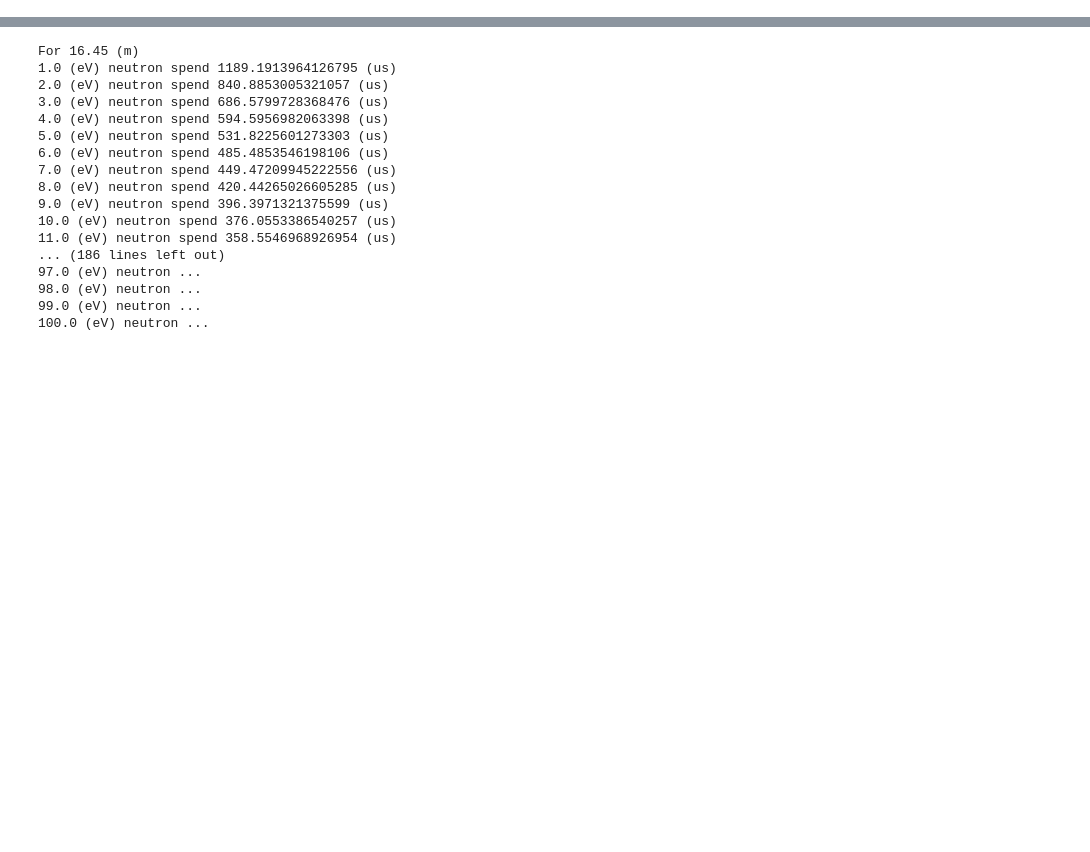
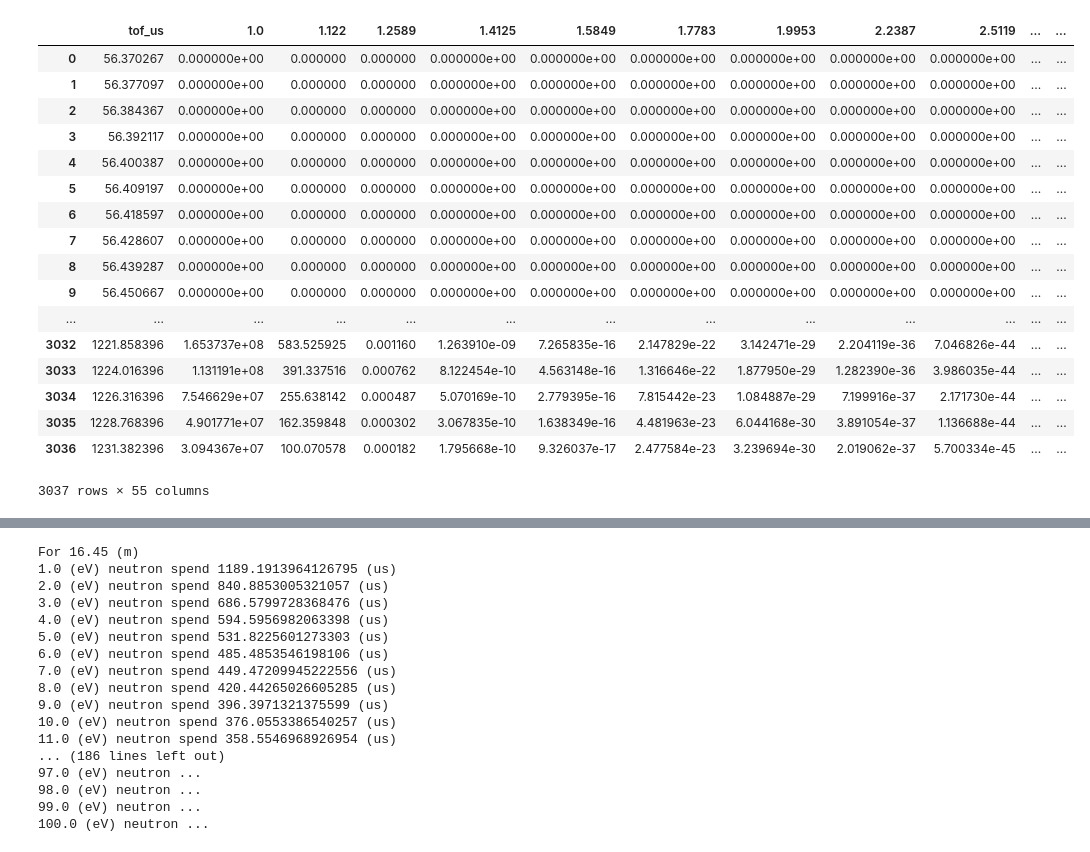
Before and after one commit to ornlneutronimaging/ResoFit, a Jupyter notebook: ResoFit/fit_neutron_pulse_shape.ipynb, the cells around one changed output, grey strips where cells are left out. Drawn from its saved outputs; the diff is of its cells as text; code cells hidden in the pictures; blank space fills up the shorter version.

```diff
--- a/ResoFit/fit_neutron_pulse_shape.ipynb
+++ b/ResoFit/fit_neutron_pulse_shape.ipynb
@@ -10,10 +10,10 @@ import pprint
 # %%
 %matplotlib notebook
 # %%
-path1 = '/Users/Shawn/Dropbox (ORNL)/Postdoc_Research/neutron_beam_shape/SNS/neutron_pulse/source_section_1.dat'
-path2 = '/Users/Shawn/Dropbox (ORNL)/Postdoc_Research/neutron_beam_shape/SNS/neutron_pulse/source_section_2.dat'
-# path1 = '/Users/y9z/Dropbox (ORNL)/Postdoc_Research/neutron_beam_shape/SNS/neutron_pulse/source_section_1.dat'
-# path2 = '/Users/y9z/Dropbox (ORNL)/Postdoc_Research/neutron_beam_shape/SNS/neutron_pulse/source_section_2.dat'
+# path1 = '/Users/Shawn/Dropbox (ORNL)/Postdoc_Research/neutron_beam_shape/SNS/neutron_pulse/source_section_1.dat'
+# path2 = '/Users/Shawn/Dropbox (ORNL)/Postdoc_Research/neutron_beam_shape/SNS/neutron_pulse/source_section_2.dat'
+path1 = '/Users/y9z/Dropbox (ORNL)/Postdoc_Research/neutron_beam_shape/SNS/neutron_pulse/source_section_1.dat'
+path2 = '/Users/y9z/Dropbox (ORNL)/Postdoc_Research/neutron_beam_shape/SNS/neutron_pulse/source_section_2.dat'
 source_to_detector_m = 16.45 # m
 neutron_pulse = NeutronPulse(path1, model_index=1)
 neutron_pulse.load_shape_each(path2)
@@ -81,0 +93,21 @@ For 16.45 (m)
+# %%
+neutron_pulse.shape_tof_df_interp
+# %% [output]
+|  | tof_us | 1.0 | 1.122 | 1.2589 | 1.4125 | 1.5849 | 1.7783 | 1.9953 | 2.2387 | 2.5119 | ... | ... |
+| 0 | 56.370267 | 0.000000e+00 | 0.000000 | 0.000000 | 0.000000e+00 | 0.000000e+00 | 0.000000e+00 | 0.000000e+00 | 0.000000e+00 | 0.000000e+00 | ... | ... |
+| 1 | 56.377097 | 0.000000e+00 | 0.000000 | 0.000000 | 0.000000e+00 | 0.000000e+00 | 0.000000e+00 | 0.000000e+00 | 0.000000e+00 | 0.000000e+00 | ... | ... |
+| 2 | 56.384367 | 0.000000e+00 | 0.000000 | 0.000000 | 0.000000e+00 | 0.000000e+00 | 0.000000e+00 | 0.000000e+00 | 0.000000e+00 | 0.000000e+00 | ... | ... |
+| 3 | 56.392117 | 0.000000e+00 | 0.000000 | 0.000000 | 0.000000e+00 | 0.000000e+00 | 0.000000e+00 | 0.000000e+00 | 0.000000e+00 | 0.000000e+00 | ... | ... |
+| 4 | 56.400387 | 0.000000e+00 | 0.000000 | 0.000000 | 0.000000e+00 | 0.000000e+00 | 0.000000e+00 | 0.000000e+00 | 0.000000e+00 | 0.000000e+00 | ... | ... |
+| 5 | 56.409197 | 0.000000e+00 | 0.000000 | 0.000000 | 0.000000e+00 | 0.000000e+00 | 0.000000e+00 | 0.000000e+00 | 0.000000e+00 | 0.000000e+00 | ... | ... |
+| 6 | 56.418597 | 0.000000e+00 | 0.000000 | 0.000000 | 0.000000e+00 | 0.000000e+00 | 0.000000e+00 | 0.000000e+00 | 0.000000e+00 | 0.000000e+00 | ... | ... |
+| 7 | 56.428607 | 0.000000e+00 | 0.000000 | 0.000000 | 0.000000e+00 | 0.000000e+00 | 0.000000e+00 | 0.000000e+00 | 0.000000e+00 | 0.000000e+00 | ... | ... |
+| 8 | 56.439287 | 0.000000e+00 | 0.000000 | 0.000000 | 0.000000e+00 | 0.000000e+00 | 0.000000e+00 | 0.000000e+00 | 0.000000e+00 | 0.000000e+00 | ... | ... |
+| 9 | 56.450667 | 0.000000e+00 | 0.000000 | 0.000000 | 0.000000e+00 | 0.000000e+00 | 0.000000e+00 | 0.000000e+00 | 0.000000e+00 | 0.000000e+00 | ... | ... |
+| ... | ... | ... | ... | ... | ... | ... | ... | ... | ... | ... | ... | ... |
+| 3032 | 1221.858396 | 1.653737e+08 | 583.525925 | 0.001160 | 1.263910e-09 | 7.265835e-16 | 2.147829e-22 | 3.142471e-29 | 2.204119e-36 | 7.046826e-44 | ... | ... |
+| 3033 | 1224.016396 | 1.131191e+08 | 391.337516 | 0.000762 | 8.122454e-10 | 4.563148e-16 | 1.316646e-22 | 1.877950e-29 | 1.282390e-36 | 3.986035e-44 | ... | ... |
+| 3034 | 1226.316396 | 7.546629e+07 | 255.638142 | 0.000487 | 5.070169e-10 | 2.779395e-16 | 7.815442e-23 | 1.084887e-29 | 7.199916e-37 | 2.171730e-44 | ... | ... |
+| 3035 | 1228.768396 | 4.901771e+07 | 162.359848 | 0.000302 | 3.067835e-10 | 1.638349e-16 | 4.481963e-23 | 6.044168e-30 | 3.891054e-37 | 1.136688e-44 | ... | ... |
+| 3036 | 1231.382396 | 3.094367e+07 | 100.070578 | 0.000182 | 1.795668e-10 | 9.326037e-17 | 2.477584e-23 | 3.239694e-30 | 2.019062e-37 | 5.700334e-45 | ... | ... |
+3037 rows × 55 columns
```
Also changed, not shown: parts of 7 cells of this notebook, 3 other files.
